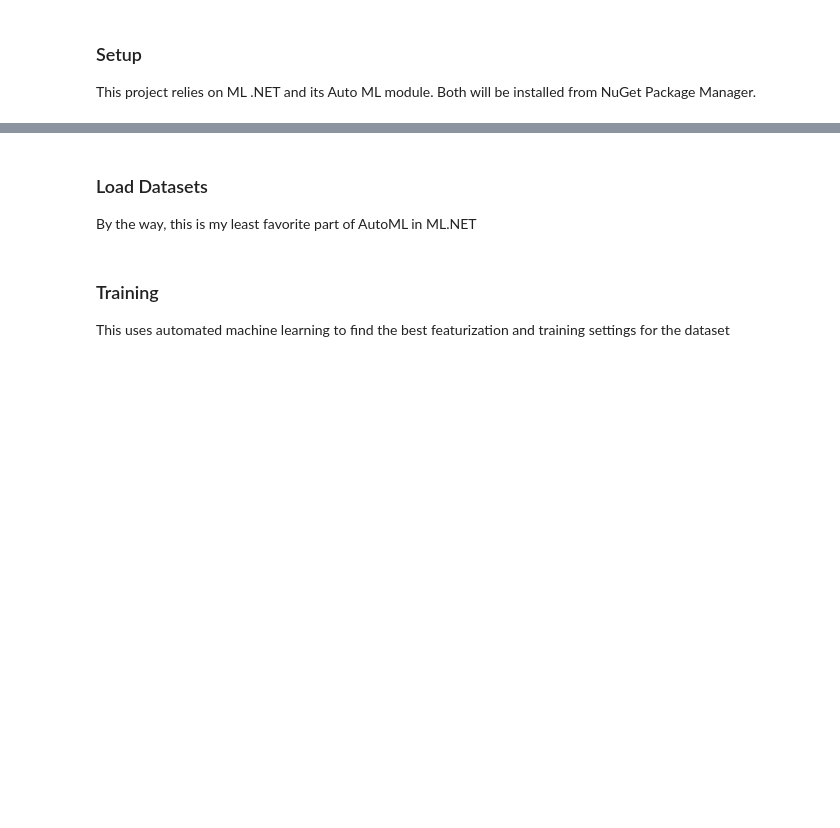
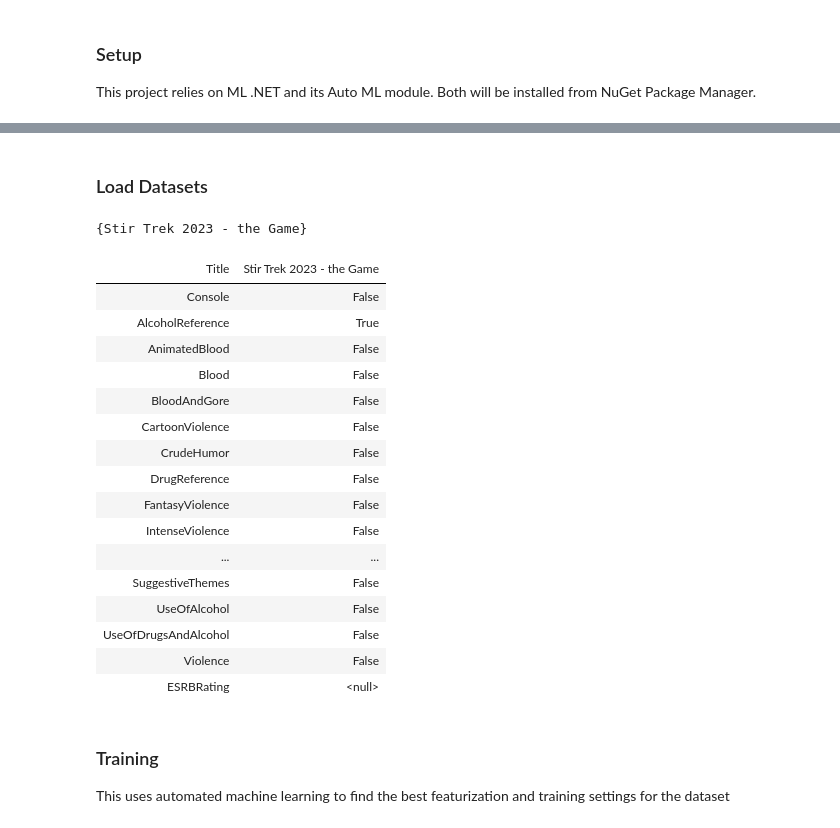
Before and after one commit to IntegerMan/PolyglotNotebookTalk, a Jupyter notebook: 04_UsageScenarios/04_MachineLearningDotnet.ipynb, the cells around one changed output, grey strips where cells are left out. Saved outputs shown, nothing was run; the diff lists cells and outputs as text; code cells hidden in the pictures; blank space fills up the shorter version.

```diff
--- a/04_UsageScenarios/04_MachineLearningDotnet.ipynb
+++ b/04_UsageScenarios/04_MachineLearningDotnet.ipynb
@@ -18,7 +24,3 @@ using System.Collections.Generic;
 # %%
 // Everything in ML .NET revolves around a context object
 MLContext Context = new();
-# %% [markdown]
-### Load Datasets
-
-By the way, this is my least favorite part of AutoML in ML.NET
@@ -106,3 +27,33 @@ By the way, this is my least favorite part of AutoML in ML.NET
+# %% [markdown]
+### Load Datasets
+# %%
+#!import 04_GameInfo.cs
+
+GameInfo sampleGame = new() {
+    Title = "Stir Trek 2023 - the Game",
+    Language = true, // Python, C#, JS, etc.
+    AlcoholReference = true, // this is it
+};
+sampleGame
+# %% [output]
+{Stir Trek 2023 - the Game}
+| Title | Stir Trek 2023 - the Game |
+| Console | False |
+| AlcoholReference | True |
+| AnimatedBlood | False |
+| Blood | False |
+| BloodAndGore | False |
+| CartoonViolence | False |
+| CrudeHumor | False |
+| DrugReference | False |
+| FantasyViolence | False |
+| IntenseViolence | False |
+| ... | ... |
+| SuggestiveThemes | False |
+| UseOfAlcohol | False |
+| UseOfDrugsAndAlcohol | False |
+| Violence | False |
+| ESRBRating | <null> |
 # %%
 // Load training data. Taken from Kaggle dataset at https://www.kaggle.com/imohtn/video-games-rating-by-esrb
 IDataView trainData = Context.Data.LoadFromTextFile<GameInfo>(
```
Also changed, not shown: parts of 9 cells of this notebook, 28 other files.
